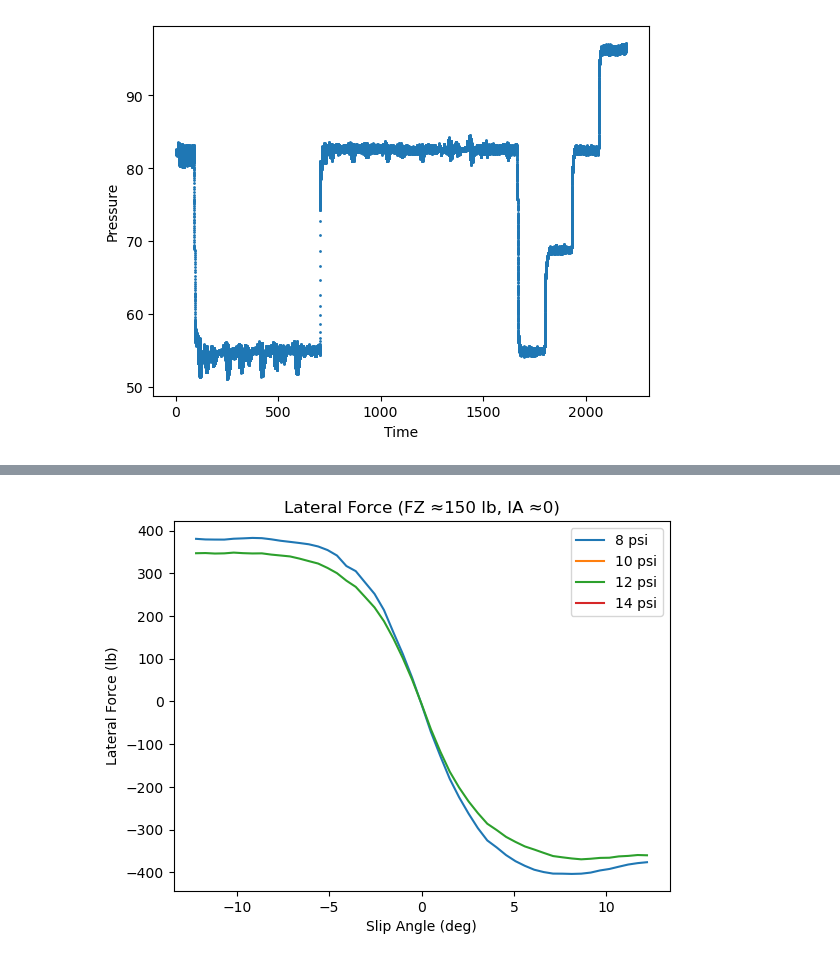
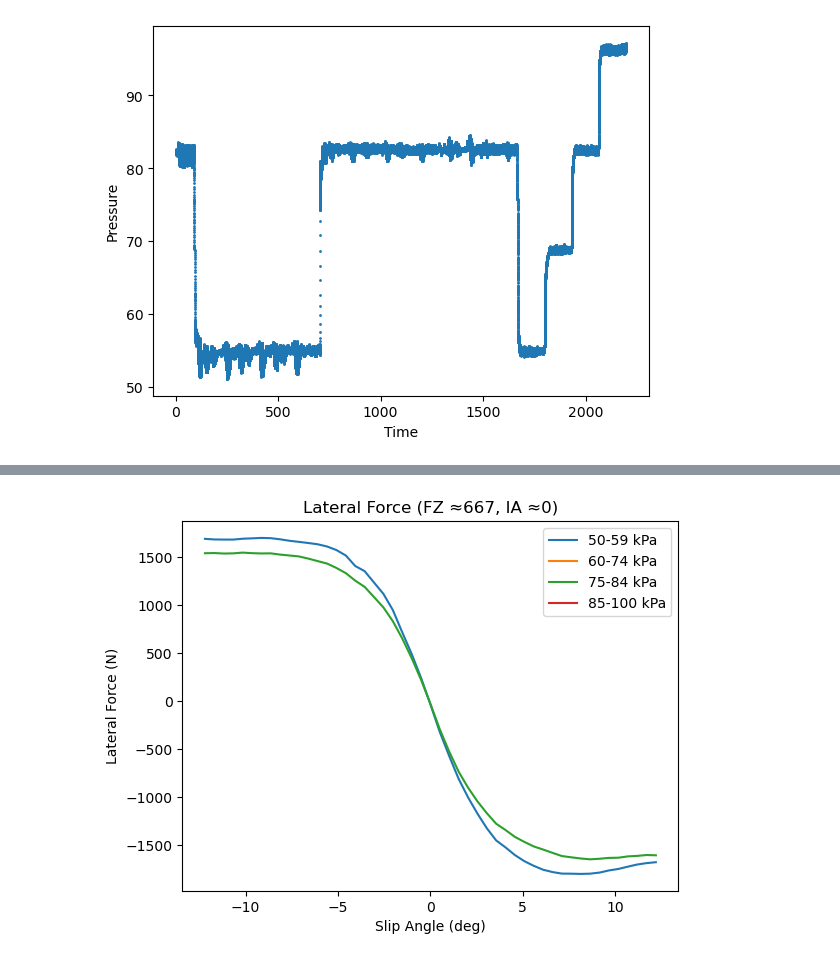
Before and after one commit to Formula-Electric-Berkeley/FEBSim, a Jupyter notebook: tire-sim/TireAnalysisProj.ipynb, the cells around one changed output, grey strips where cells are left out. Drawn from its saved outputs; the diff is of its cells as text; code cells hidden in the pictures.

```diff
--- a/tire-sim/TireAnalysisProj.ipynb
+++ b/tire-sim/TireAnalysisProj.ipynb
@@ -89,9 +89,8 @@ plt.show()
 # %% [output]
 [figure]
 # %%
-bins = [7, 9, 11, 13, 15]
-labels = ["8 psi","10 psi", "12 psi", "14 psi"]
-df_clean = df[(df["FZ"] <- 200) & (abs(df["SA"]) < 15) & (abs(df["SR"]))]
-df_clean["P_psi"] = df_clean["P"]/6.89476
-df_clean["P_psi"].describe()
+bins = [50, 65, 75, 85, 100]
+labels = ["50-59 kPa","60-74 kPa", "75-84 kPa", "85-100 kPa"]
+df_clean = df[(df["FZ"] < -200) & (abs(df["SA"]) < 15) & (abs(df["SR"]))]
+df_clean["P"].describe()
 # %% [output]
@@ -117,7 +111,7 @@ plt.show()
 # %% [output]
 [figure]
 # %%
-df_clean["P_bin"] = pd.cut(df_clean["P_psi"], bins=bins, labels=labels)
+df_clean["P_bin"] = pd.cut(df_clean["P"], bins=bins, labels=labels)
 df_clean["P_bin"].value_counts()
 # %% [output]
 A value is trying to be set on a copy of a slice from a DataFrame.
@@ -183,11 +177,9 @@ df_slice = df_clean[
     (df_clean["FZ"] > -750) &
     (abs(df_clean["IA"]) < 0.5)
 ]
-df_slice["FZ_lb"] = -df_slice["FZ"] * 0.224809
-df_slice["FY_lb"] = df_slice["FY"] * 0.224809
 sa_bins = np.linspace(-15, 15, 60)
 
 df_slice["SA_bin"] = pd.cut(df_slice["SA"], bins=sa_bins)
-curve_data = df_slice.groupby(["P_bin","SA_bin"])["FY_lb"].mean().reset_index()
+curve_data = df_slice.groupby(["P_bin","SA_bin"])["FY"].mean().reset_index()
 curve_data["SA_center"] = curve_data["SA_bin"].apply(lambda x: x.mid)
 # %% [output]
@@ -209,18 +191,18 @@ See the caveats in the documentation: https://pandas.pydata.org/pandas-docs/stab
 # %%
 for p in curve_data["P_bin"].unique():
 
     subset = curve_data[curve_data["P_bin"] == p]
 
     plt.plot(
         subset["SA_center"],
-        subset["FY_lb"],
+        subset["FY"],
         label=p
     )
 
 plt.xlabel("Slip Angle (deg)")
-plt.ylabel("Lateral Force (lb)")
-plt.title("Lateral Force (FZ ≈150 lb, IA ≈0)")
+plt.ylabel("Lateral Force (N)")
+plt.title("Lateral Force (FZ ≈667, IA ≈0)")
 plt.legend()
 plt.show()
 # %% [output]
-[figure, old version]
+[figure, new version]
```
Also changed, not shown: parts of 10 cells of this notebook.
